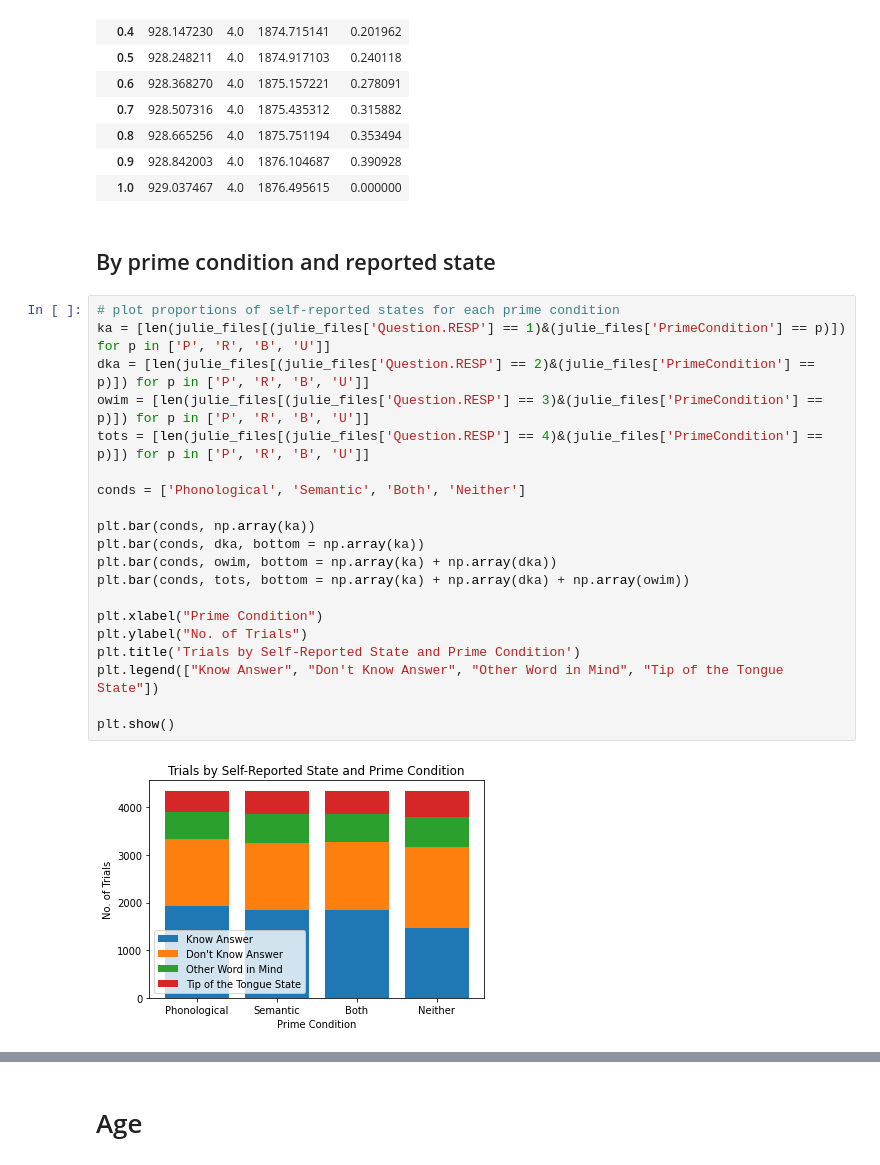
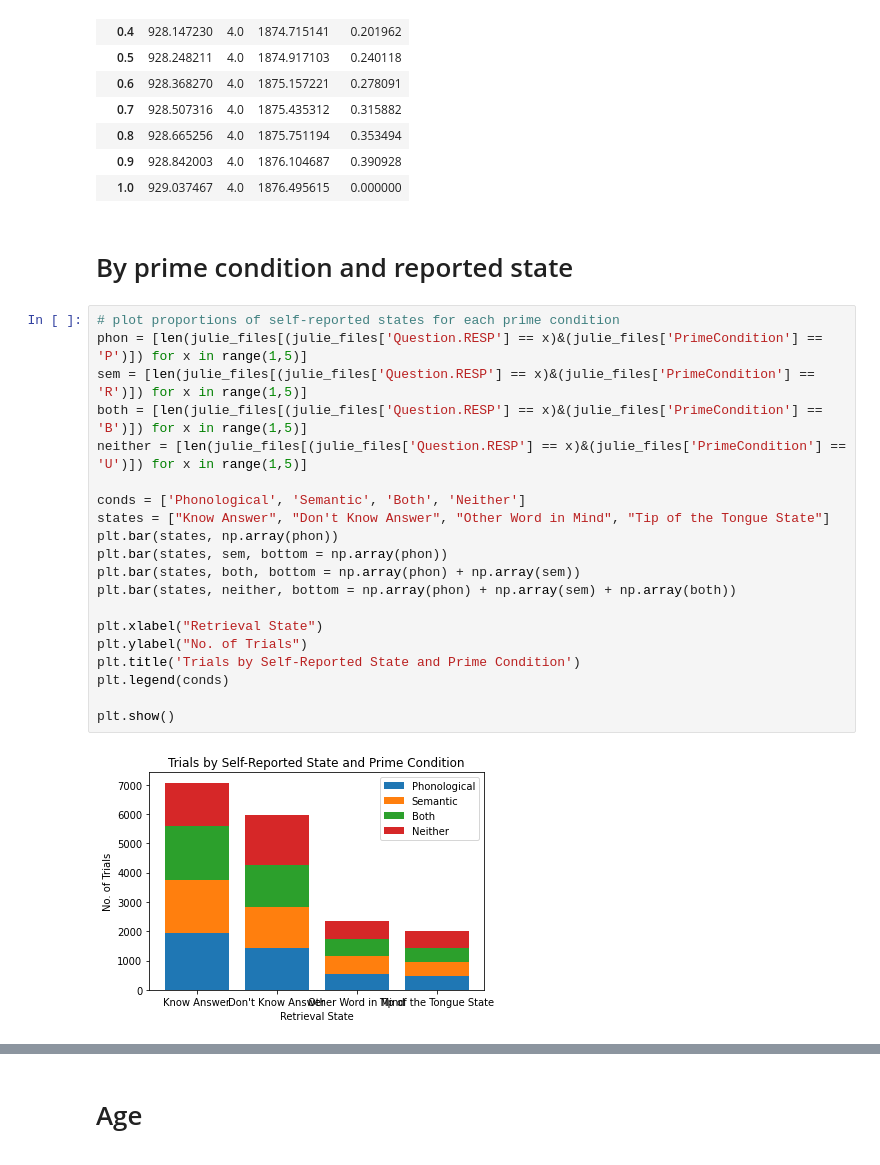
Before and after one commit to abhilasha-kumar/modeling-lexical-retrieval, a Jupyter notebook: LexicalRetrieval.ipynb, the cells around one changed output, grey strips where cells are left out. Cells and saved outputs as stored; diff of their text form.

Commit message:
Response likelihoods broken down by prime condition and retrieval state

```diff
--- a/LexicalRetrieval.ipynb
+++ b/LexicalRetrieval.ipynb
@@ -1400,26 +1400,26 @@ delta(tneitherg, len(tneither)/13)
 | 0.9 | 928.842003 | 4.0 | 1876.104687 | 0.390928 |
 | 1.0 | 929.037467 | 4.0 | 1876.495615 | 0.000000 |
 # %% [markdown]
-## By prime condition and reported state
+# By prime condition and reported state
 # %%
 # plot proportions of self-reported states for each prime condition
-ka = [len(julie_files[(julie_files['Question.RESP'] == 1)&(julie_files['PrimeCondition'] == p)]) for p in ['P', 'R', 'B', 'U']]
-dka = [len(julie_files[(julie_files['Question.RESP'] == 2)&(julie_files['PrimeCondition'] == p)]) for p in ['P', 'R', 'B', 'U']]
-owim = [len(julie_files[(julie_files['Question.RESP'] == 3)&(julie_files['PrimeCondition'] == p)]) for p in ['P', 'R', 'B', 'U']]
-tots = [len(julie_files[(julie_files['Question.RESP'] == 4)&(julie_files['PrimeCondition'] == p)]) for p in ['P', 'R', 'B', 'U']]
+phon = [len(julie_files[(julie_files['Question.RESP'] == x)&(julie_files['PrimeCondition'] == 'P')]) for x in range(1,5)]
+sem = [len(julie_files[(julie_files['Question.RESP'] == x)&(julie_files['PrimeCondition'] == 'R')]) for x in range(1,5)]
+both = [len(julie_files[(julie_files['Question.RESP'] == x)&(julie_files['PrimeCondition'] == 'B')]) for x in range(1,5)]
+neither = [len(julie_files[(julie_files['Question.RESP'] == x)&(julie_files['PrimeCondition'] == 'U')]) for x in range(1,5)]
 
 conds = ['Phonological', 'Semantic', 'Both', 'Neither']
+states = ["Know Answer", "Don't Know Answer", "Other Word in Mind", "Tip of the Tongue State"]
+plt.bar(states, np.array(phon))
+plt.bar(states, sem, bottom = np.array(phon))
+plt.bar(states, both, bottom = np.array(phon) + np.array(sem))
+plt.bar(states, neither, bottom = np.array(phon) + np.array(sem) + np.array(both))
 
-plt.bar(conds, np.array(ka))
-plt.bar(conds, dka, bottom = np.array(ka))
-plt.bar(conds, owim, bottom = np.array(ka) + np.array(dka))
-plt.bar(conds, tots, bottom = np.array(ka) + np.array(dka) + np.array(owim))
-
-plt.xlabel("Prime Condition")
+plt.xlabel("Retrieval State")
 plt.ylabel("No. of Trials")
 plt.title('Trials by Self-Reported State and Prime Condition')
-plt.legend(["Know Answer", "Don't Know Answer", "Other Word in Mind", "Tip of the Tongue State"])
+plt.legend(conds)
 
 plt.show()
 # %% [output]
-[figure, old version]
+[figure, new version]
```
Also changed, not shown: parts of 2 cells of this notebook.
